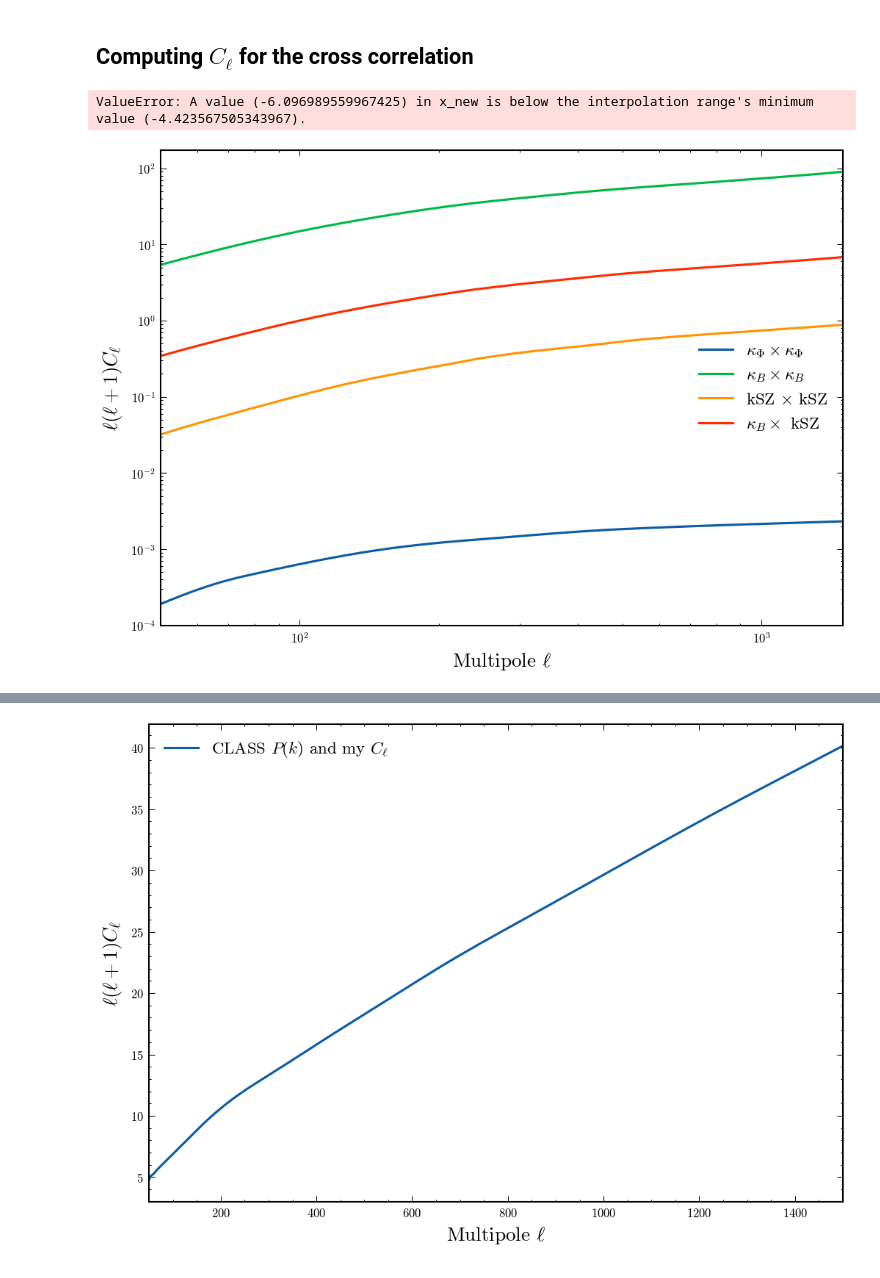
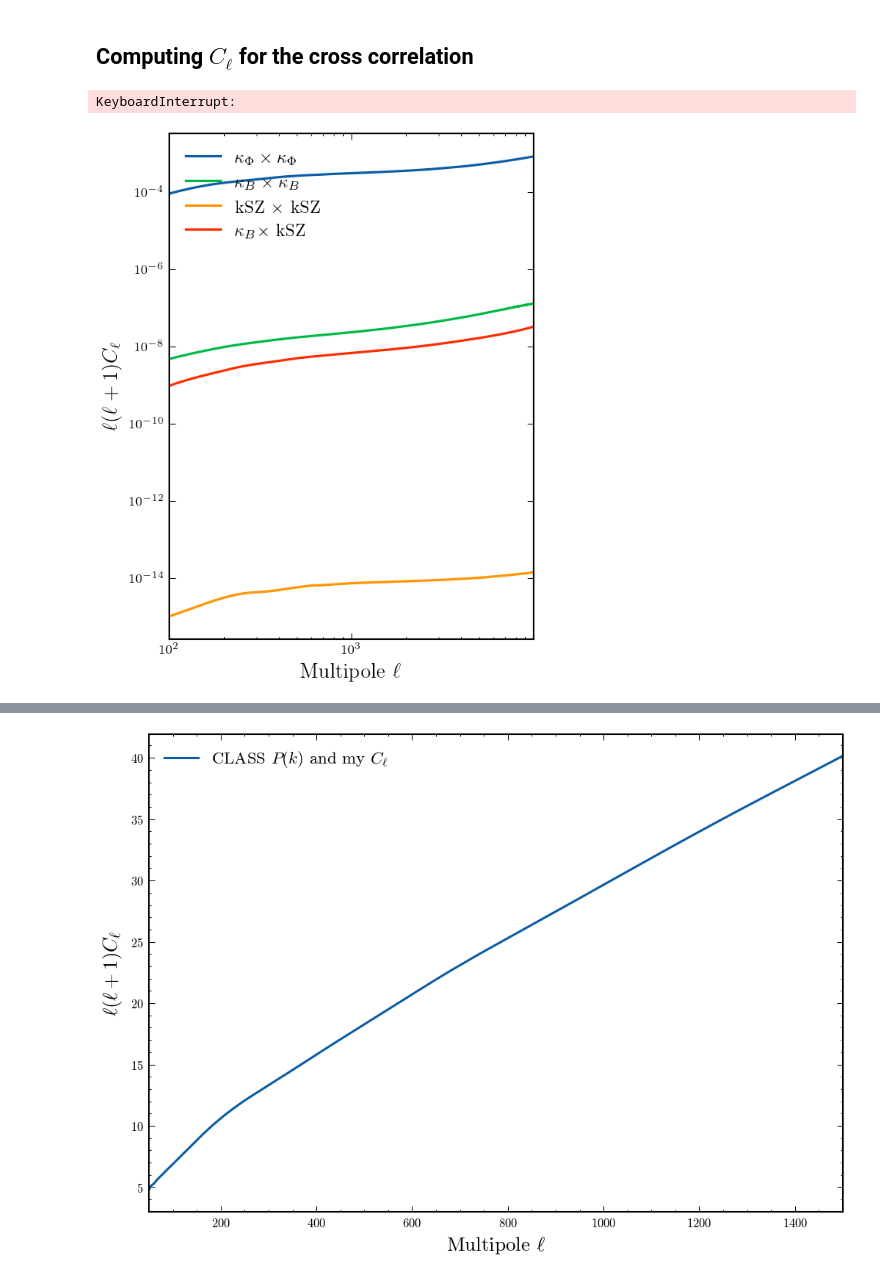
Before and after one commit to vPedreros/gravitomagnetic, a Jupyter notebook: gravitomagnetic.ipynb, the cells around one changed output, grey strips where cells are left out. Saved outputs shown, nothing was run; the diff lists cells and outputs as text; code cells hidden in the pictures.

```diff
--- a/gravitomagnetic.ipynb
+++ b/gravitomagnetic.ipynb
@@ -555,77 +567,75 @@ C_ells_XY['B'] = np.zeros_like(ell_grid, dtype=float)
 C_ells_XY['B_X_kSZ'] = np.zeros_like(ell_grid, dtype=float)
 
 for idx, ell in enumerate(ell_grid):
-
-
     C_ells_XY['Phi'][idx] = utils.C_ell_XY(
         z_s=3,
         ell=ell,
         z_min=1e-5,
-        kmin=kk[0],
-        kmax=kk[-1],
+        kmin=k_m[0],
+        kmax=k_m[-1],
         Pk=Pk_matter_interp,
         type_XY='Phi',
-        Pk_evol=True,
+        Pk_evol=False,
     )
 
     C_ells_XY['kSZ'][idx] = utils.C_ell_XY(
         z_s=3,
         ell=ell,
         z_min=1e-5,
-        kmin=kk[0],
-        kmax=kk[-1],
+        kmin=k_m[0],
+        kmax=k_m[-1],
         Pk=Pk_matter_interp,
         type_XY='kSZ',
-        Pk_evol=True,
+        Pk_evol=False,
     )
 
     C_ells_XY['B'][idx] = utils.C_ell_XY(
         z_s=3,
         ell=ell,
         z_min=1e-5,
-        kmin=kk[0],
-        kmax=kk[-1],
+        kmin=k_q[0],
+        kmax=k_q[-1],
         Pk=Pk_momentum_interp,
         type_XY='B',
-        Pk_evol=True,
+        Pk_evol=False,
     )
 
     C_ells_XY['B_X_kSZ'][idx] = utils.C_ell_XY(
         z_s=3,
         ell=ell,
         z_min=1e-5,
-        kmin=kk[0],
-        kmax=kk[-1],
+        kmin=k_q[0],
+        kmax=k_q[-1],
         Pk=Pk_momentum_interp,
         type_XY='B_X_kSZ',
-        Pk_evol=True,
+        Pk_evol=False,
     )
 # %% [output]
-ValueError: A value (-6.096989559967425) in x_new is below the interpolation range's minimum value (-4.423567505343967).
+KeyboardInterrupt:
 # %%
-fig, ax = plt.subplots(figsize=(7, 5))
+fig, ax = plt.subplots(figsize=(4, 5))
 
 # Plot all spectra
-ax.loglog(ell_grid, ell_grid*(ell_grid+1)*C_ells['lensing']/1e9     , label=r"$\kappa_\Phi \times \kappa_\Phi$")
-ax.loglog(ell_grid, ell_grid*(ell_grid+1)*C_ells['gravB']       , label=r"$\kappa_B \times \kappa_B$")
-ax.loglog(ell_grid, ell_grid*(ell_grid+1)*C_ells['kSZ']         , label=r"kSZ $\times$ kSZ")
-ax.loglog(ell_grid, ell_grid*(ell_grid+1)*C_ells['B_X_kSZ']     , label=r"$\kappa_B \times$ kSZ")
+ax.loglog(ell_grid, ell_grid*(ell_grid+1)*C_ells_XY['Phi'], label=r"$\kappa_\Phi \times \kappa_\Phi$")
+ax.loglog(ell_grid, ell_grid*(ell_grid+1)*C_ells_XY['B']  , label=r"$\kappa_B \times \kappa_B$")
+ax.loglog(ell_grid, ell_grid*(ell_grid+1)*C_ells_XY['kSZ']    , label=r"kSZ $\times$ kSZ")
+ax.loglog(ell_grid, ell_grid*(ell_grid+1)*C_ells_XY['B_X_kSZ'], label=r"$\kappa_B \times$ kSZ")
 
 # Axis labels
 ax.set_xlabel(r"Multipole $\ell$", fontsize=13)
 ax.set_ylabel(r"$\ell(\ell+1)C_\ell$", fontsize=13)
 
 # Legend
 ax.legend(fontsize=11, loc="best", frameon=False)
 
 # Grid and limits
 # ax.grid(True, which="both", ls="--", lw=0.5, alpha=0.7)
 ax.set_xlim(ell_grid.min(), ell_grid.max())
 
 plt.tight_layout()
 plt.show()
 # %% [output]
-[figure, old version]
+[figure, new version]
 # %%
 fig, ax = plt.subplots(figsize=(7, 5))
 
```
Also changed, not shown: parts of 13 cells of this notebook.
